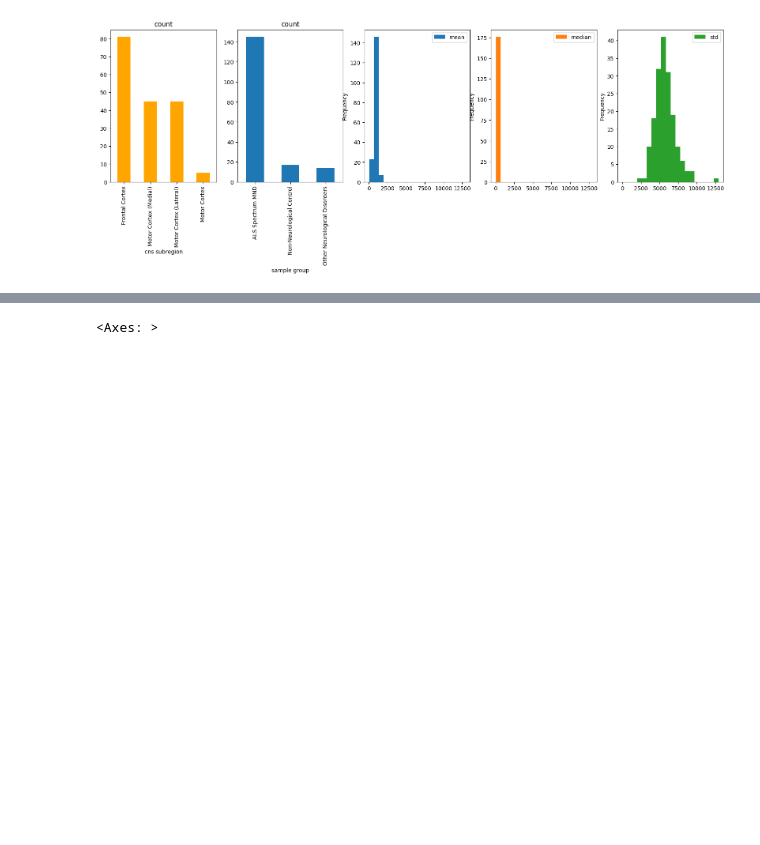
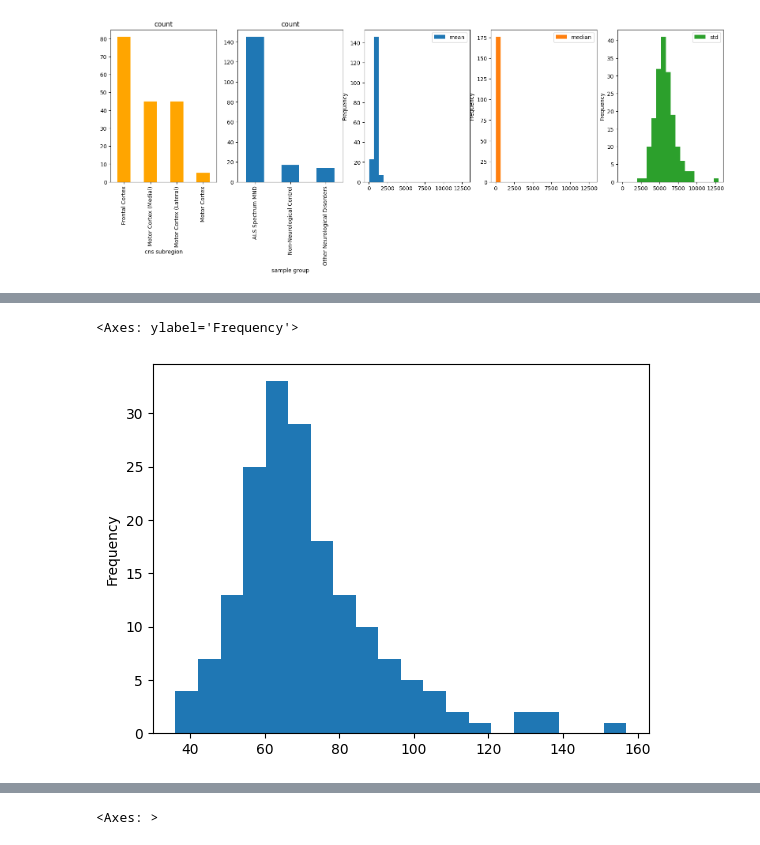
Before and after one commit to demic-dev/als-biomarker-identification-project, a Jupyter notebook: Report.ipynb, the cells around one changed output, grey strips where cells are left out. Saved outputs shown, nothing was run; the diff lists cells and outputs as text; code cells hidden in the pictures; blank space fills up the shorter version.

```diff
--- a/Report.ipynb
+++ b/Report.ipynb
@@ -59,0 +101,5 @@ plt.show()
+# %%
+samples.get_samples().median(axis=1).plot.hist(bins=20)
+# %% [output]
+<Axes: ylabel='Frequency'>
+[figure, added]
```
Also changed, not shown: parts of 4 cells of this notebook.
